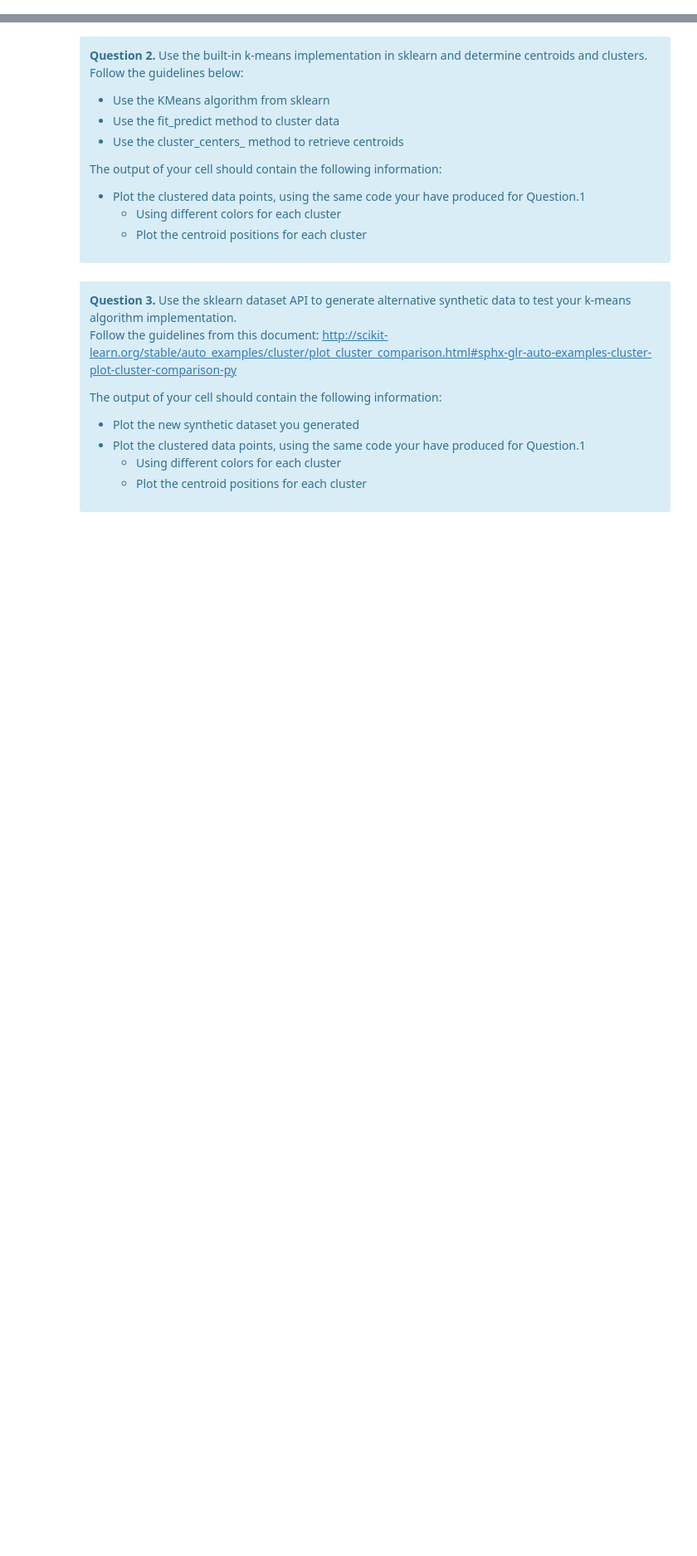
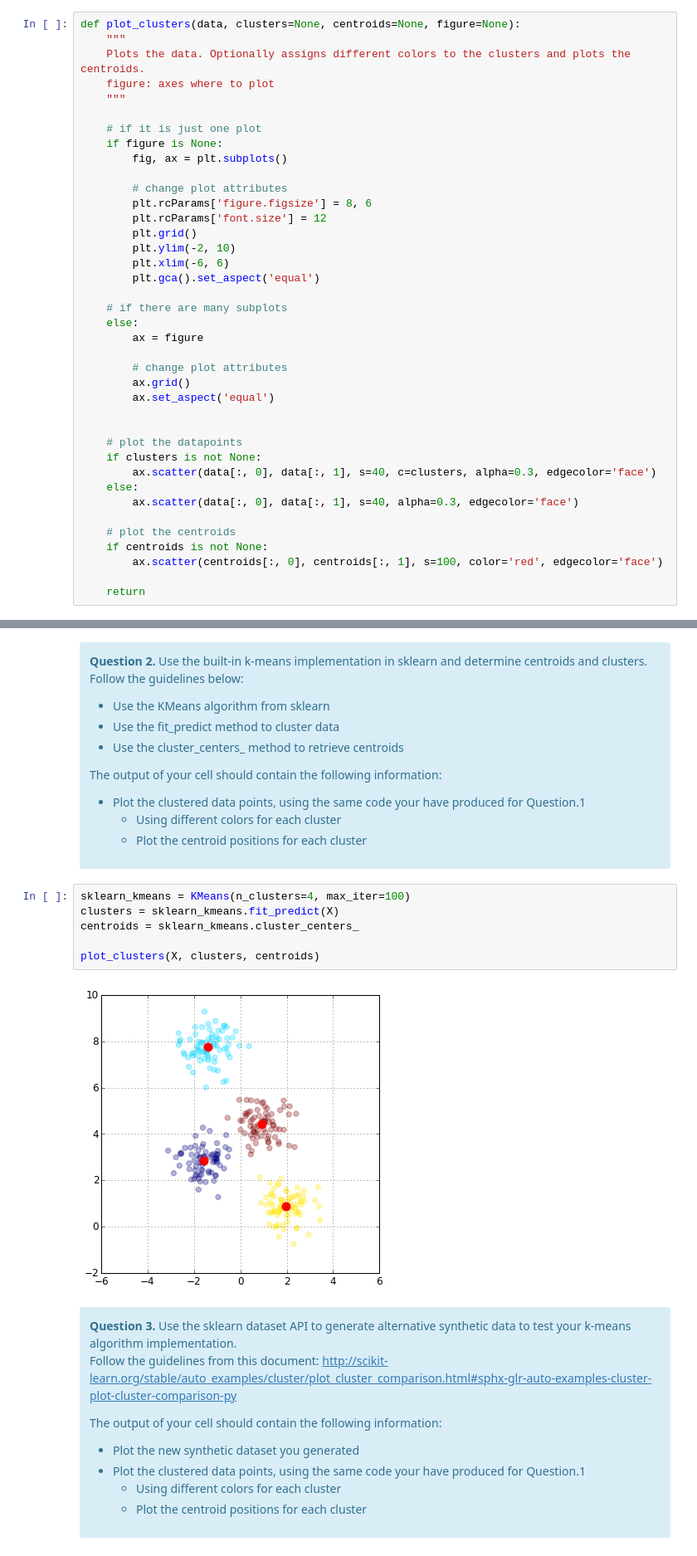
Before and after one commit to AlessandroPatti/clouds-labs, a Jupyter notebook: Lab3_KMeans.ipynb, the cells around one changed output, grey strips where cells are left out. Shown: that part at 83% size. Saved outputs shown, nothing was run; the diff lists cells and outputs as text; blank space fills up the shorter version.

```diff
--- a/Lab3_KMeans.ipynb
+++ b/Lab3_KMeans.ipynb
@@ -121,0 +173,39 @@ The output of your cell should contain the following information:
+# %%
+def plot_clusters(data, clusters=None, centroids=None, figure=None):
+    """
+    Plots the data. Optionally assigns different colors to the clusters and plots the centroids.
+    figure: axes where to plot
+    """
+
+    # if it is just one plot
+    if figure is None:
+        fig, ax = plt.subplots()
+
+        # change plot attributes
+        plt.rcParams['figure.figsize'] = 8, 6
+        plt.rcParams['font.size'] = 12
+        plt.grid()
+        plt.ylim(-2, 10)
+        plt.xlim(-6, 6)
+        plt.gca().set_aspect('equal')
+
+    # if there are many subplots
+    else:
+        ax = figure
+
+        # change plot attributes
+        ax.grid()
+        ax.set_aspect('equal')
+
+
+    # plot the datapoints
+    if clusters is not None:
+        ax.scatter(data[:, 0], data[:, 1], s=40, c=clusters, alpha=0.3, edgecolor='face')
+    else:
+        ax.scatter(data[:, 0], data[:, 1], s=40, alpha=0.3, edgecolor='face')
+
+    # plot the centroids
+    if centroids is not None:
+        ax.scatter(centroids[:, 0], centroids[:, 1], s=100, color='red', edgecolor='face')
+
+    return
@@ -140,6 +243,14 @@ The output of your cell should contain the following information:
     </ul>
 </ul>
 </div>
+# %%
+sklearn_kmeans = KMeans(n_clusters=4, max_iter=100)
+clusters = sklearn_kmeans.fit_predict(X)
+centroids = sklearn_kmeans.cluster_centers_
+
+plot_clusters(X, clusters, centroids)
+# %% [output]
+[figure, added]
 # %% [markdown]
 <div class="alert alert-block alert-info">
 <strong>Question 3.</strong> Use the sklearn dataset API to generate alternative synthetic data to test your k-means algorithm implementation.
```
Also changed, not shown: parts of 23 cells of this notebook.
